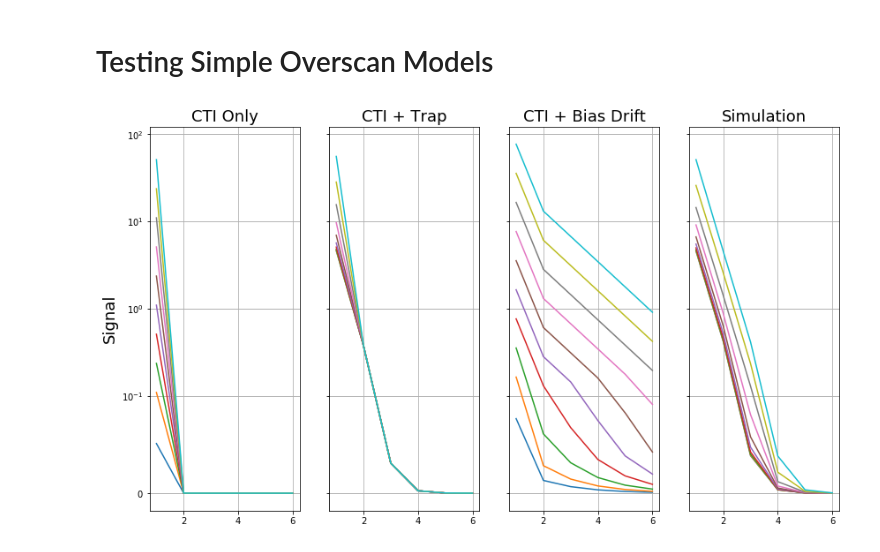
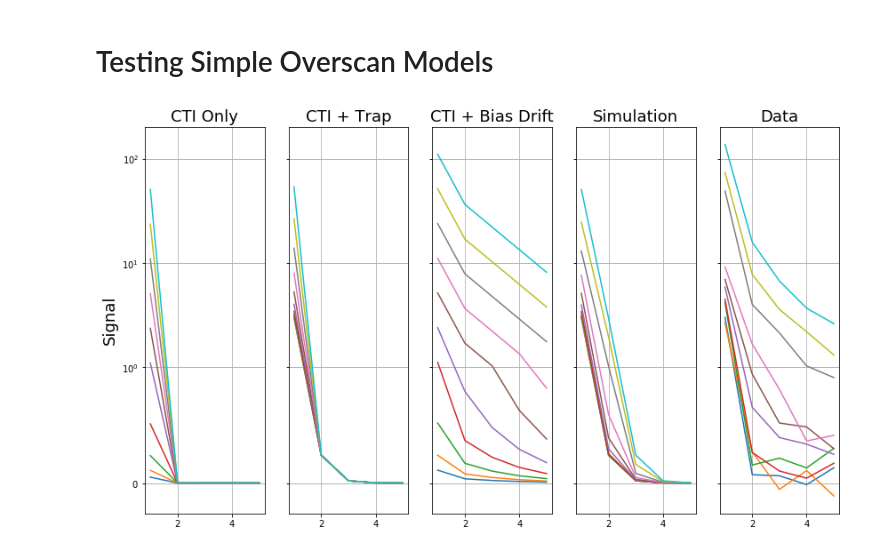
Before and after one commit to Snyder005/ctisim, a Jupyter notebook: notebooks/OverscanTesting.ipynb, the cells around one changed output. Cells and saved outputs as stored; diff of their text form; code cells hidden in the pictures.

Commit message:
OverscanFitting class has been tested and debugged.

```diff
--- a/notebooks/OverscanTesting.ipynb
+++ b/notebooks/OverscanTesting.ipynb
@@ -156,55 +158,87 @@ Text(0.5, 0, 'Signal [e-]')
 # %%
 signals = np.logspace(2, 5, 10)
 start = 1
-stop = 6
+stop = 5
 
-fig, axes = plt.subplots(1, 4, figsize=(14, 8), sharey=True)
+## All model parameters
+cti = 1.E-6
+trapsize = 3.2
+emission_time = 0.4
+density_factor = 0.08
+trap_threshold = 0.0
+
+driftscale = 0.001
+decay_time = 2.0
+drift_threshold = 0.0
+
+fig, axes = plt.subplots(1, 5, figsize=(14, 8), sharey=True)
 axes = axes.flatten()
 
 oscan_col = np.arange(start, stop+1)
 
 ## CTI only model
-params = [1.E-6]
+params = [cti]
 model = CTIModel(params, 512)
-r = model.results(signals, stop=stop)
+r = model.results(signals, start=start, stop=stop)
 for i, signal in enumerate(signals):
     axes[0].plot(oscan_col, r[i, :])
 axes[0].set_ylabel('Signal', fontsize=18)
 axes[0].set_title('CTI Only', fontsize=18)
-axes[0].set_yscale('symlog', linthreshy=0.1)
+axes[0].set_yscale('symlog', linthreshy=1.0)
 axes[0].grid(True, which='both')
 
 ## Trap fixed loss model
-params = [1.E-6, 5.0, 0.4]
+params = [cti, trapsize, emission_time]
 model = FixedLossModel(params, 512)
-r = model.results(signals, stop=stop)
+r = model.results(signals, start=start, stop=stop)
 for i, signal in enumerate(signals):
     axes[1].plot(oscan_col, r[i, :])
 axes[1].set_title('CTI + Trap', fontsize=18)
-axes[1].set_yscale('symlog', linthreshy=0.1)
+axes[1].set_yscale('symlog', linthreshy=1.0)
 axes[1].grid(True, which='both')
 
 
 ## Bias drift proportional loss
-params = [1.E-6, 0.0005, 1.5]
+params = [cti, driftscale, decay_time]
 model = BiasDriftModel(params, 512)
-r = model.results(signals, stop=stop)
+r = model.results(signals, start=start, stop=stop)
 for i, signal in enumerate(signals):
     axes[2].plot(oscan_col, r[i, :])
 axes[2].set_title('CTI + Bias Drift', fontsize=18)
-axes[2].set_yscale('symlog', linthreshy=0.1)
+axes[2].set_yscale('symlog', linthreshy=1.0)
 axes[2].grid(True, which='both')
 
 ## Simulation
-params = [1.E-6, 5.0, 0.4, 0.1, 0.0]
+params = [cti, trapsize, emission_time, density_factor, trap_threshold]
 output_amplifier = OutputAmplifier(1.0, 0.0)
 model = SimulatedTrapModel(params, ITL_AMP_GEOM, LinearTrap, output_amplifier)
-r = model.results(signals, stop=stop)
+r = model.results(signals, start=start, stop=stop)
 for i, signal in enumerate(signals):
     axes[3].plot(oscan_col, r[i,:])
 axes[3].set_title('Simulation', fontsize=18)
-axes[3].set_yscale('symlog', linthreshy=0.1)
+axes[3].set_yscale('symlog', linthreshy=1.0)
 axes[3].grid(True, which='both')
+
+## Data
+with fits.open('../examples/data/ITL_overscan_results.fits') as hdul:
+
+    amp = 7
+    hdu_data = hdul[amp].data
+    signal_all = hdu_data['FLUX']
+    oscan_data_all = hdu_data['MEANROW'][:, 511+start:512+stop]
+
+    ## Filter out bad signal levels
+    indices = signal_all < 140000.
+    signal_good = signal_all[indices]
+    oscan_data_good = oscan_data_all[indices]
+
+for signal in signals:
+
+    idx = min(range(signal_good.shape[0]), key=lambda i: abs(signal_good[i]-signal))
+    axes[4].plot(oscan_col, oscan_data_good[idx,:])
+    axes[4].set_title('Data', fontsize=18)
+    axes[4].set_yscale('symlog', linthreshy=1.0)
+    axes[4].grid(True, which='both')
 # %% [output]
-[figure, old version]
+[figure, new version]
 # %%
```
Also changed, not shown: parts of 10 cells of this notebook, 1 other file.
